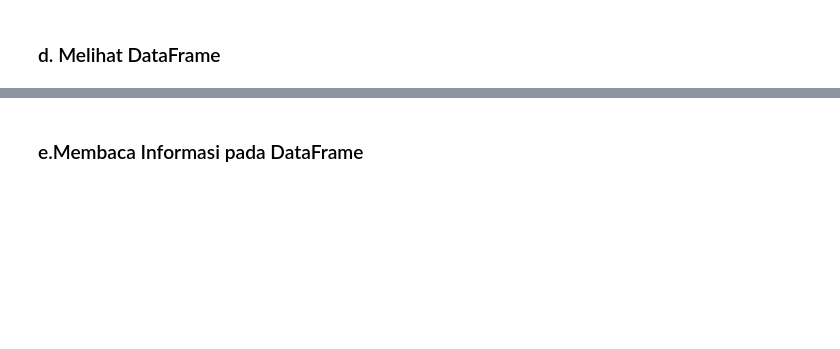
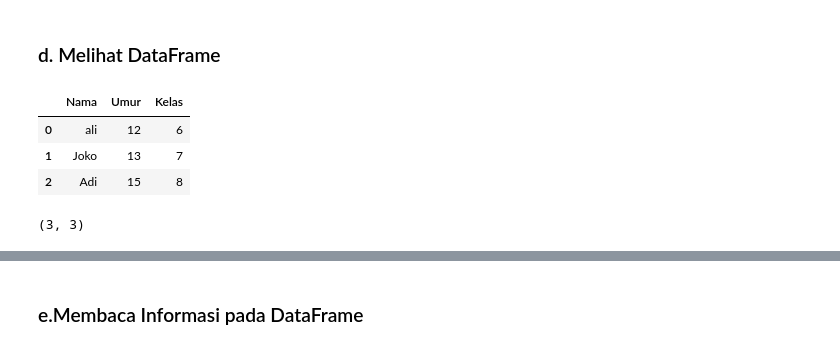
Before and after one commit to terra2n/2025_KB_TI-1C, a Jupyter notebook: jobsheet4.ipynb, the cells around one changed output, grey strips where cells are left out. Saved outputs shown, nothing was run; the diff lists cells and outputs as text; code cells hidden in the pictures; blank space fills up the shorter version.

```diff
--- a/jobsheet4.ipynb
+++ b/jobsheet4.ipynb
@@ -264,0 +289,11 @@ KeyError: "None of [Index(['calories'], dtype='object')] are in the [columns]"
+# %%
+df.head(10)
+# %% [output]
+|  | Nama | Umur | Kelas |
+| 0 | ali | 12 | 6 |
+| 1 | Joko | 13 | 7 |
+| 2 | Adi | 15 | 8 |
+# %%
+df.shape
+# %% [output]
+(3, 3)
```
Also changed, not shown: parts of 37 cells of this notebook.
